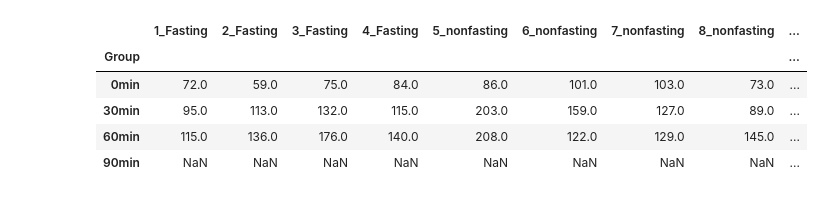
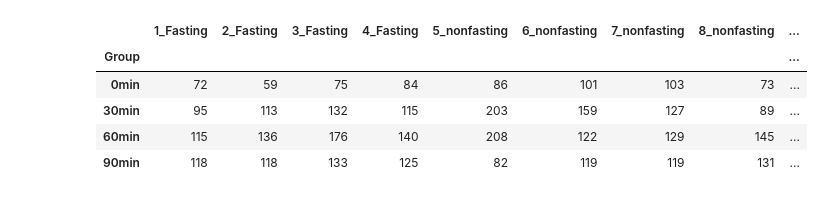
Before and after one commit to ProfOak7/Bio125, a Jupyter notebook: lab8/GTT.ipynb, the cells around one changed output. Cells and saved outputs as stored; diff of their text form; code cells hidden in the pictures.

```diff
--- a/lab8/GTT.ipynb
+++ b/lab8/GTT.ipynb
@@ -7,13 +5,13 @@ from scipy.stats import sem
 # %%
-df = pd.read_excel (r'./Glucose Tolerance Testing (3).xlsx', index_col=0)
+df = pd.read_excel (r'./Glucose Tolerance Testing.xlsx', index_col=0)
 df
 # %% [output]
 |  | 1_Fasting | 2_Fasting | 3_Fasting | 4_Fasting | 5_nonfasting | 6_nonfasting | 7_nonfasting | 8_nonfasting | ... |
 | Group |  |  |  |  |  |  |  |  | ... |
-| 0min | 72.0 | 59.0 | 75.0 | 84.0 | 86.0 | 101.0 | 103.0 | 73.0 | ... |
-| 30min | 95.0 | 113.0 | 132.0 | 115.0 | 203.0 | 159.0 | 127.0 | 89.0 | ... |
-| 60min | 115.0 | 136.0 | 176.0 | 140.0 | 208.0 | 122.0 | 129.0 | 145.0 | ... |
-| 90min | NaN | NaN | NaN | NaN | NaN | NaN | NaN | NaN | ... |
+| 0min | 72 | 59 | 75 | 84 | 86 | 101 | 103 | 73 | ... |
+| 30min | 95 | 113 | 132 | 115 | 203 | 159 | 127 | 89 | ... |
+| 60min | 115 | 136 | 176 | 140 | 208 | 122 | 129 | 145 | ... |
+| 90min | 118 | 118 | 133 | 125 | 82 | 119 | 119 | 131 | ... |
 # %%
 fig, ax = plt.subplots()
 df.plot.line(ax = ax, y = 'Fasting_avg',color = 'r', marker = 'o', yerr = 'Fasting_sem', capsize=5)
```
Also changed, not shown: parts of 2 cells of this notebook.
